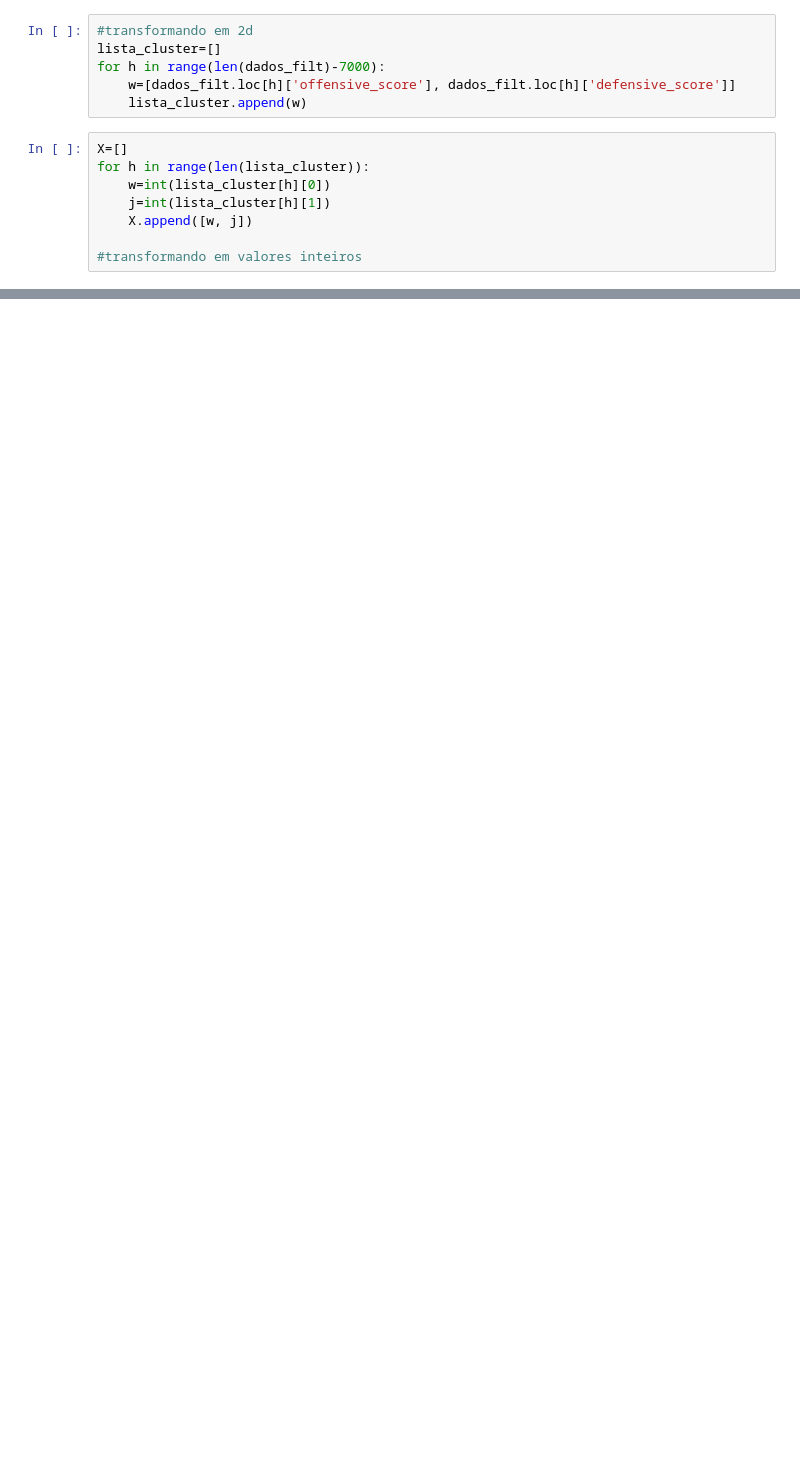
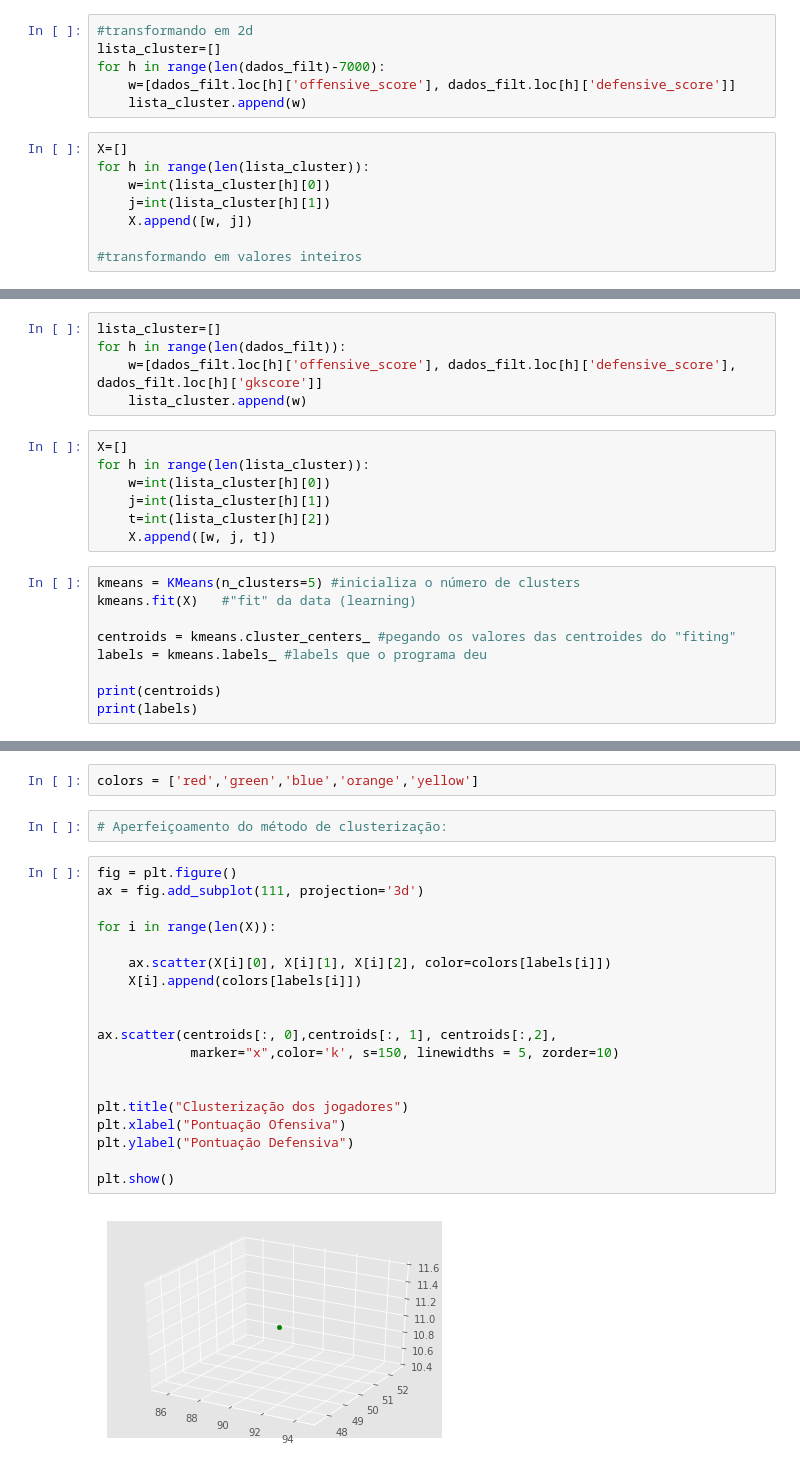
Before and after one commit to CabralxD/Ci-ncia_dos_dados_projeto_final, a Jupyter notebook: Projeto_final.ipynb, the cells around one changed output, grey strips where cells are left out. Saved outputs shown, nothing was run; the diff lists cells and outputs as text; blank space fills up the shorter version.

```diff
--- a/Projeto_final.ipynb
+++ b/Projeto_final.ipynb
@@ -445,0 +445,21 @@ plt.show()
+# %%
+lista_cluster=[]
+for h in range(len(dados_filt)):
+    w=[dados_filt.loc[h]['offensive_score'], dados_filt.loc[h]['defensive_score'], dados_filt.loc[h]['gkscore']]
+    lista_cluster.append(w)
+# %%
+X=[]
+for h in range(len(lista_cluster)):
+    w=int(lista_cluster[h][0])
+    j=int(lista_cluster[h][1])
+    t=int(lista_cluster[h][2])
+    X.append([w, j, t])
+# %%
+kmeans = KMeans(n_clusters=5) #inicializa o número de clusters
+kmeans.fit(X)   #"fit" da data (learning)
+
+centroids = kmeans.cluster_centers_ #pegando os valores das centroides do "fiting"
+labels = kmeans.labels_ #labels que o programa deu
+
+print(centroids)
+print(labels)
@@ -445,0 +473,25 @@ plt.show()
+# %%
+colors = ['red','green','blue','orange','yellow']
+# %%
+# Aperfeiçoamento do método de clusterização:
+# %%
+fig = plt.figure()
+ax = fig.add_subplot(111, projection='3d')
+
+for i in range(len(X)):
+
+    ax.scatter(X[i][0], X[i][1], X[i][2], color=colors[labels[i]])
+    X[i].append(colors[labels[i]])
+
+
+ax.scatter(centroids[:, 0],centroids[:, 1], centroids[:,2],
+            marker="x",color='k', s=150, linewidths = 5, zorder=10)
+
+
+plt.title("Clusterização dos jogadores")
+plt.xlabel("Pontuação Ofensiva")
+plt.ylabel("Pontuação Defensiva")
+
+plt.show()
+# %% [output]
+[figure, added]
```
Also changed, not shown: parts of 38 cells of this notebook.
